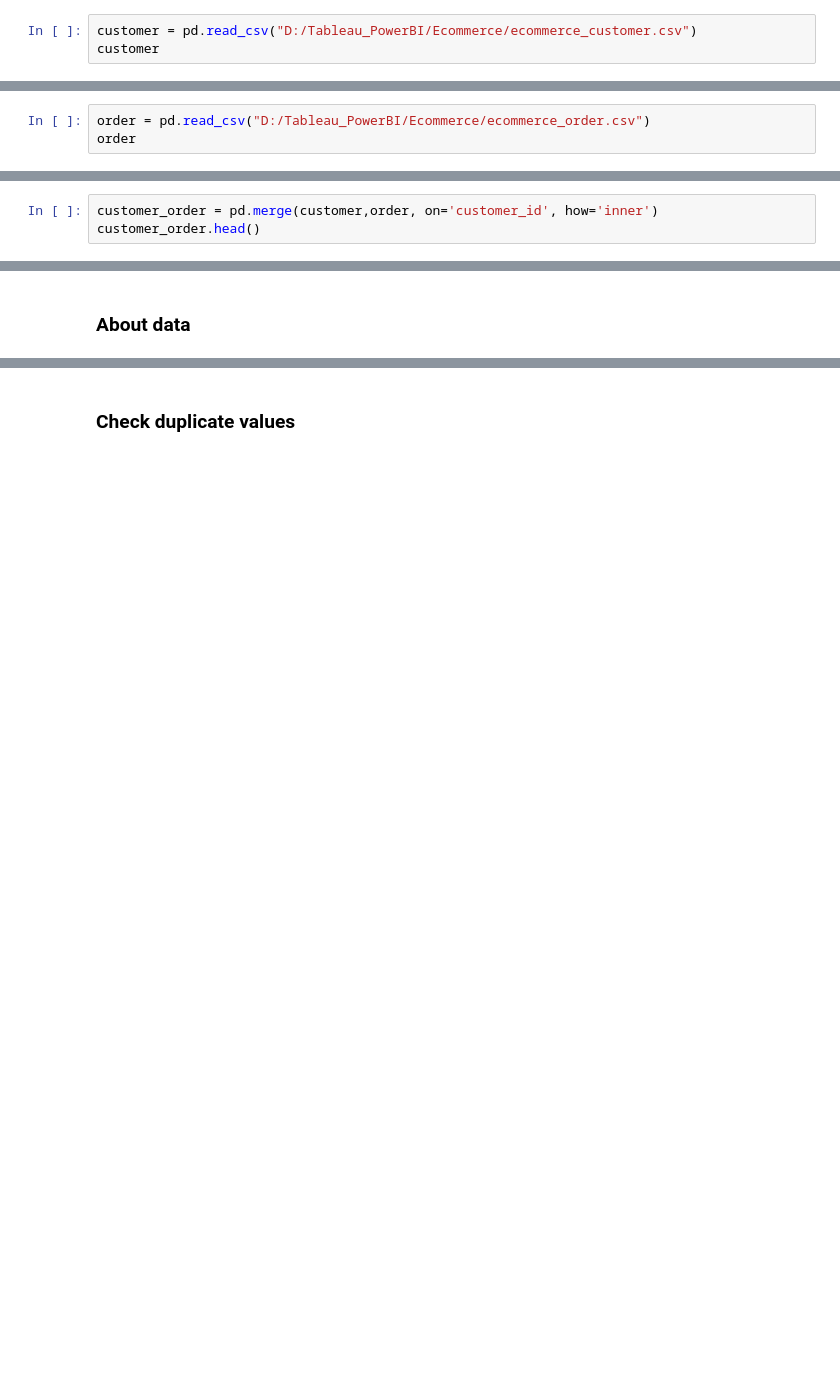
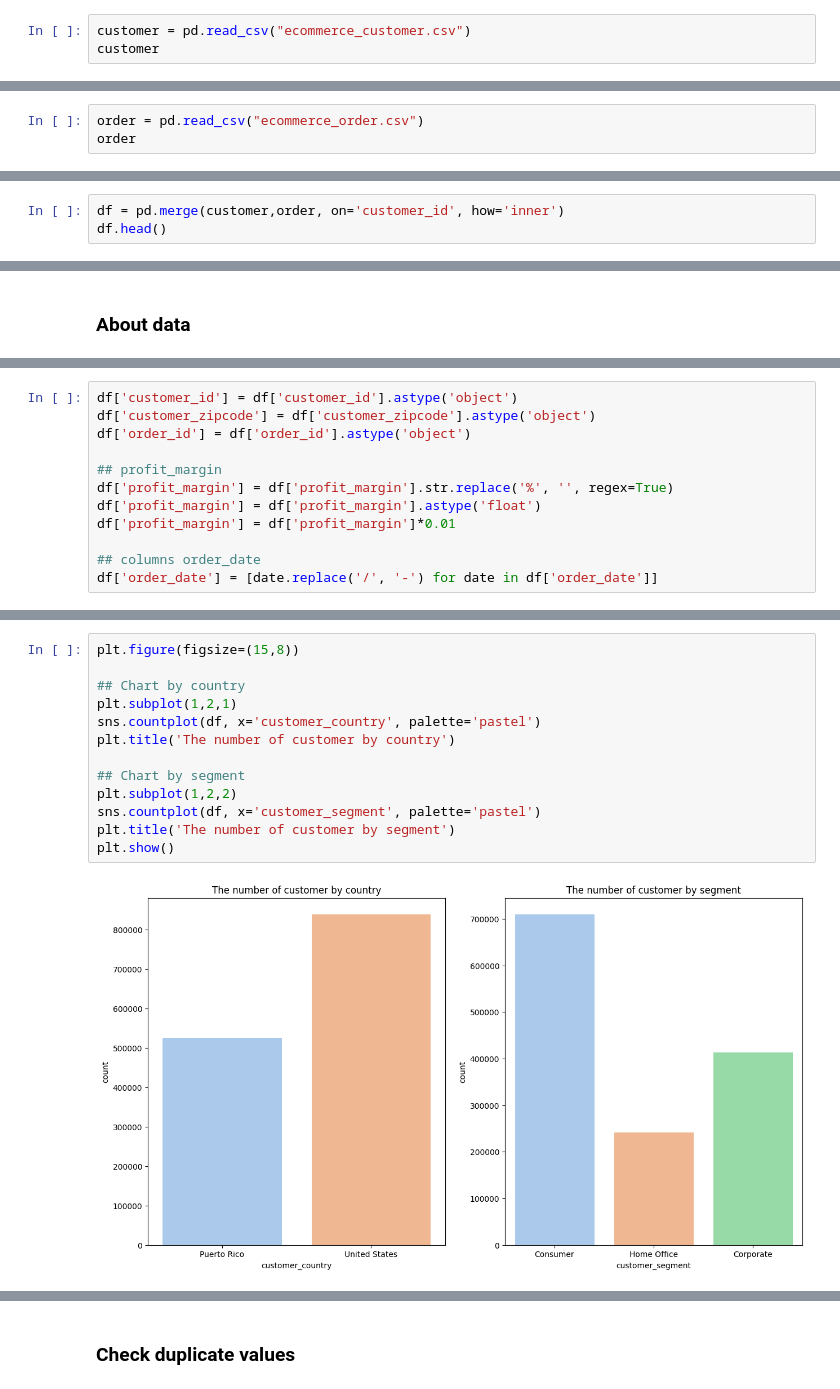
Before and after one commit to PhungThien63f/Ecommerce, a Jupyter notebook: Ecommerce.ipynb, the cells around one changed output, grey strips where cells are left out. Drawn from its saved outputs; the diff is of its cells as text; blank space fills up the shorter version.

```diff
--- a/Ecommerce.ipynb
+++ b/Ecommerce.ipynb
@@ -5,5 +40,5 @@ import matplotlib.pyplot as plt
 # %%
-customer = pd.read_csv("D:/Tableau_PowerBI/Ecommerce/ecommerce_customer.csv")
+customer = pd.read_csv("ecommerce_customer.csv")
 customer
 # %% [output]
 |  | customer_city | customer_country | customer_fname | customer_id | customer_segment | customer_state | ... |
@@ -20,7 +55,7 @@ customer
 | 115745 | Las Vegas | United States | Mary | 11747 | Corporate | NV | ... |
 115746 rows × 7 columns
 # %%
-order = pd.read_csv("D:/Tableau_PowerBI/Ecommerce/ecommerce_order.csv")
+order = pd.read_csv("ecommerce_order.csv")
 order
 # %% [output]
 |  | additional_order_items | category_name | customer_id | market | order_date | order_id | order_region | ... |
@@ -41,8 +76,8 @@ order
 # %% [markdown]
 ### Merge data
 # %%
-customer_order = pd.merge(customer,order, on='customer_id', how='inner')
-customer_order.head()
+df = pd.merge(customer,order, on='customer_id', how='inner')
+df.head()
 # %% [output]
 |  | customer_city | customer_country | customer_fname | customer_id | customer_segment | customer_state | ... |
 | 0 | Caguas | Puerto Rico | Sean | 568 | Consumer | PR | ... |
@@ -74,0 +116,12 @@ memory usage: 176.9+ MB
+# %%
+df['customer_id'] = df['customer_id'].astype('object')
+df['customer_zipcode'] = df['customer_zipcode'].astype('object')
+df['order_id'] = df['order_id'].astype('object')
+
+## profit_margin
+df['profit_margin'] = df['profit_margin'].str.replace('%', '', regex=True)
+df['profit_margin'] = df['profit_margin'].astype('float')
+df['profit_margin'] = df['profit_margin']*0.01
+
+## columns order_date
+df['order_date'] = [date.replace('/', '-') for date in df['order_date']]
@@ -74,0 +215,15 @@ memory usage: 176.9+ MB
+# %%
+plt.figure(figsize=(15,8))
+
+## Chart by country
+plt.subplot(1,2,1)
+sns.countplot(df, x='customer_country', palette='pastel')
+plt.title('The number of customer by country')
+
+## Chart by segment
+plt.subplot(1,2,2)
+sns.countplot(df, x='customer_segment', palette='pastel')
+plt.title('The number of customer by segment')
+plt.show()
+# %% [output]
+[figure, added]
```
Also changed, not shown: parts of 64 cells of this notebook, 2 other files.
